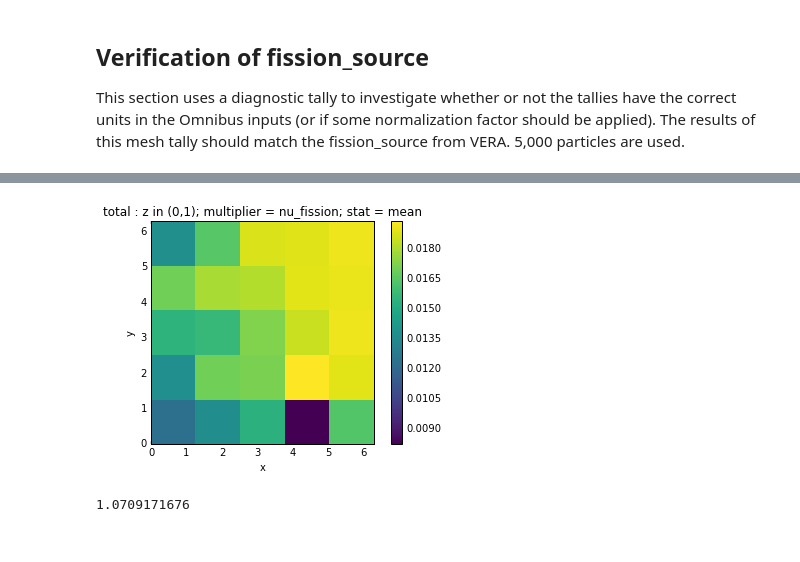
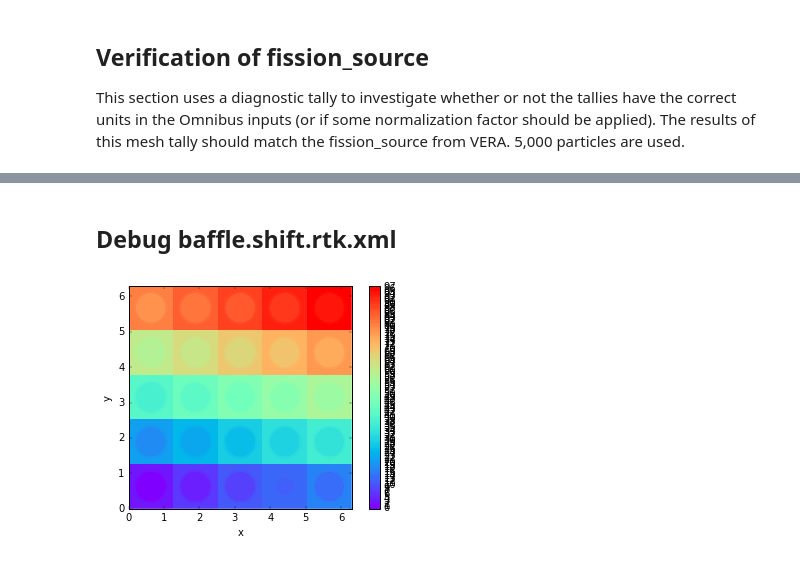
Before and after one commit to aprilnovak/nkq_analysis, a Jupyter notebook: notebooks/visualize-rtk.ipynb, the cells around one changed output, grey strips where cells are left out. Cells and saved outputs as stored; diff of their text form; code cells hidden in the pictures.

```diff
--- a/notebooks/visualize-rtk.ipynb
+++ b/notebooks/visualize-rtk.ipynb
@@ -193,8 +166,13 @@ plot(flux_tally.xs(z=0.9, stat='mean', multiplier='flux'));
 # %%
-plot(flux_tally.xs(z=0.9, stat='mean', multiplier='nu_fission'));
+#plot(flux_tally.xs(z=0.9, stat='mean', multiplier='nu_fission'));
-# %% [output]
-[figure, removed]
-# %%
-0.674551*(1.26*1.26*1)
-# %% [output]
-1.0709171676
+# %% [markdown]
+## Debug baffle.shift.rtk.xml
+# %%
+model = load_rtk('/Users/aprilnovak/Mounts/orthanc/projects/nkq_analysis/vera-inputs/baffle/baffle.shift.rtk.xml')
+# %%
+# plot a slice through the domain
+imager = Imager.from_extents(model.geometry, z=0.5)
+imager.trace = tracer
+imager.plot();
+# %% [output]
+[figure, added]
```
Also changed, not shown: parts of 7 cells of this notebook, 3 other files.
